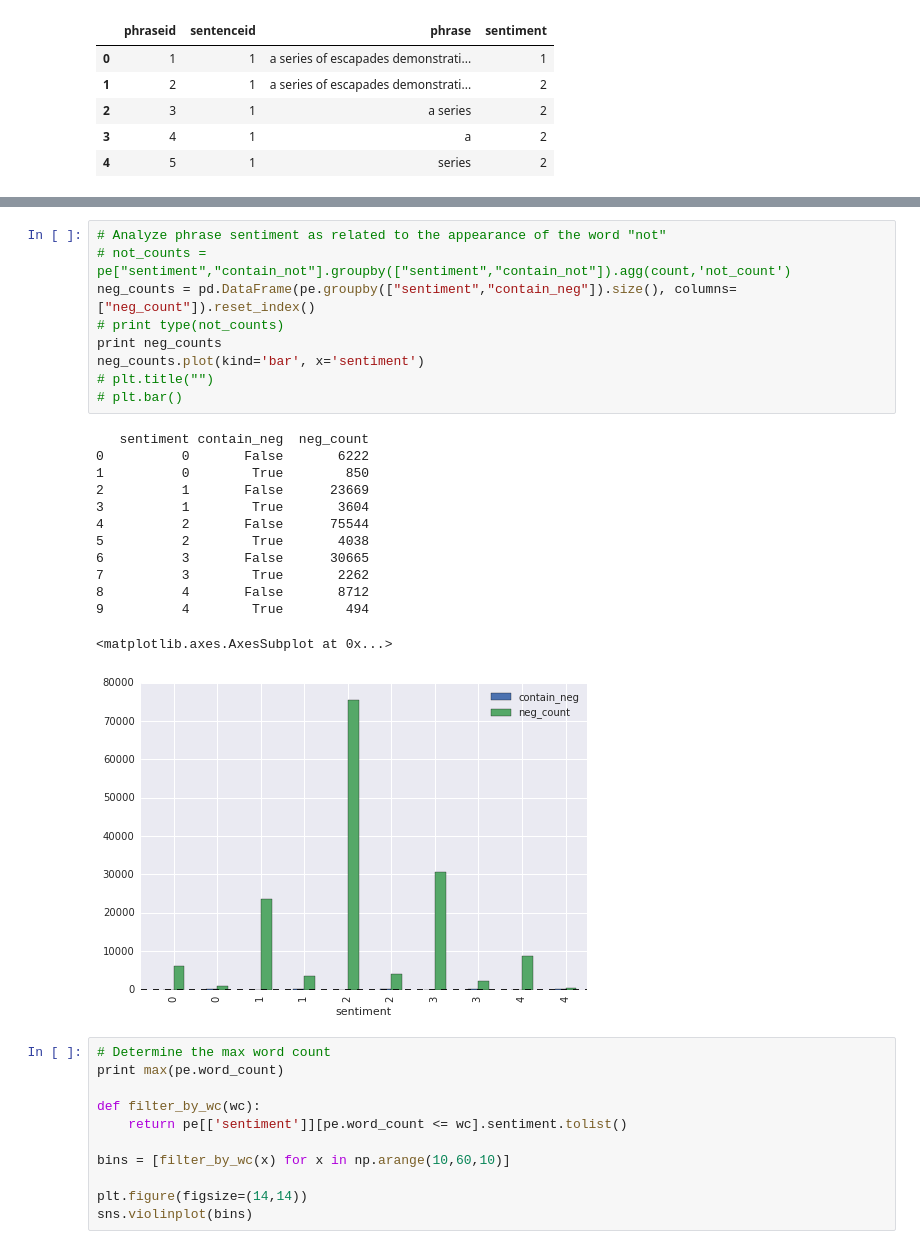
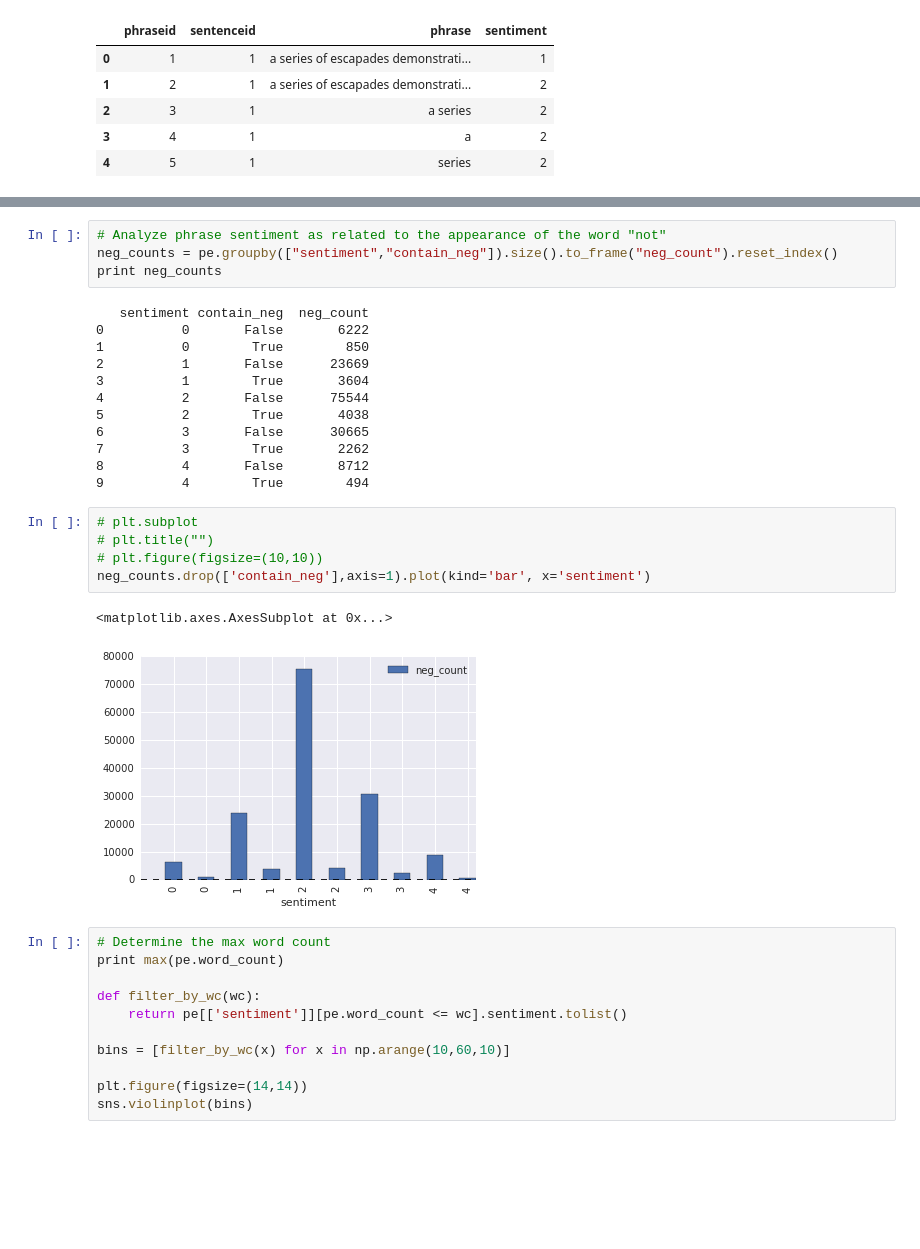
Before and after one commit to DryingPole/sentiment, a Jupyter notebook: notebooks/Final Project Process Book.ipynb, the cells around one changed output, grey strips where cells are left out. Saved outputs shown, nothing was run; the diff lists cells and outputs as text; blank space fills up the shorter version.

```diff
--- a/notebooks/Final Project Process Book.ipynb
+++ b/notebooks/Final Project Process Book.ipynb
@@ -66,13 +67,8 @@ pe.head()
 | 4 | 5 | 1 | series | 2 | [series] | False | 1 |
 # %%
 # Analyze phrase sentiment as related to the appearance of the word "not"
-# not_counts = pe["sentiment","contain_not"].groupby(["sentiment","contain_not"]).agg(count,'not_count')
-neg_counts = pd.DataFrame(pe.groupby(["sentiment","contain_neg"]).size(), columns=["neg_count"]).reset_index()
-# print type(not_counts)
+neg_counts = pe.groupby(["sentiment","contain_neg"]).size().to_frame("neg_count").reset_index()
 print neg_counts
-neg_counts.plot(kind='bar', x='sentiment')
-# plt.title("")
-# plt.bar()
 # %% [output]
    sentiment contain_neg  neg_count
 0          0       False       6222
@@ -85,8 +81,14 @@ neg_counts.plot(kind='bar', x='sentiment')
 7          3        True       2262
 8          4       False       8712
 9          4        True        494
-<matplotlib.axes.AxesSubplot at 0x...>
-[figure, removed]
+# %%
+# plt.subplot
+# plt.title("")
+# plt.figure(figsize=(10,10))
+neg_counts.drop(['contain_neg'],axis=1).plot(kind='bar', x='sentiment')
+# %% [output]
+<matplotlib.axes.AxesSubplot at 0x...>
+[figure, added]
 # %%
 # Determine the max word count
 print max(pe.word_count)
```
Also changed, not shown: parts of 8 cells of this notebook, 1 other file.
